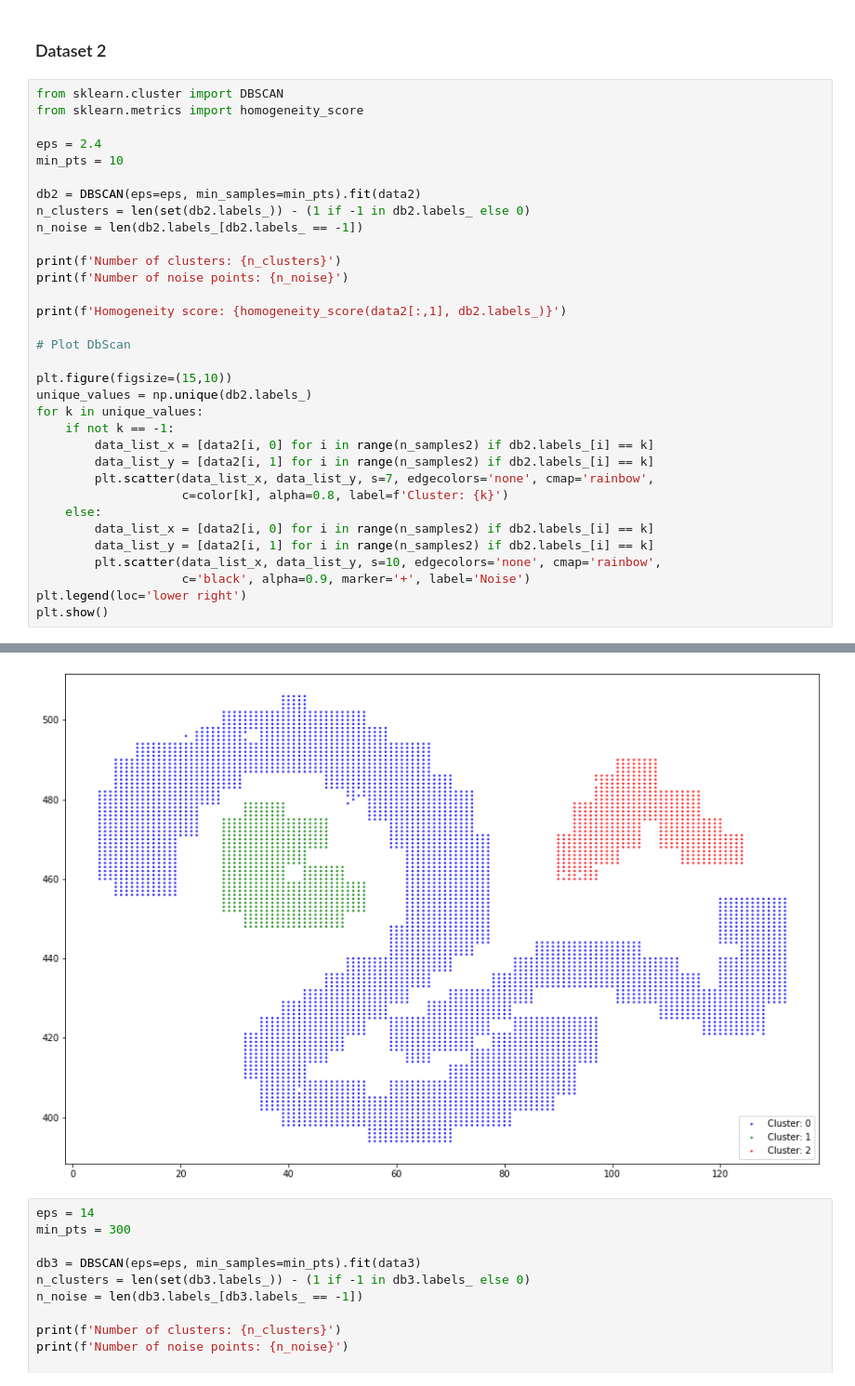
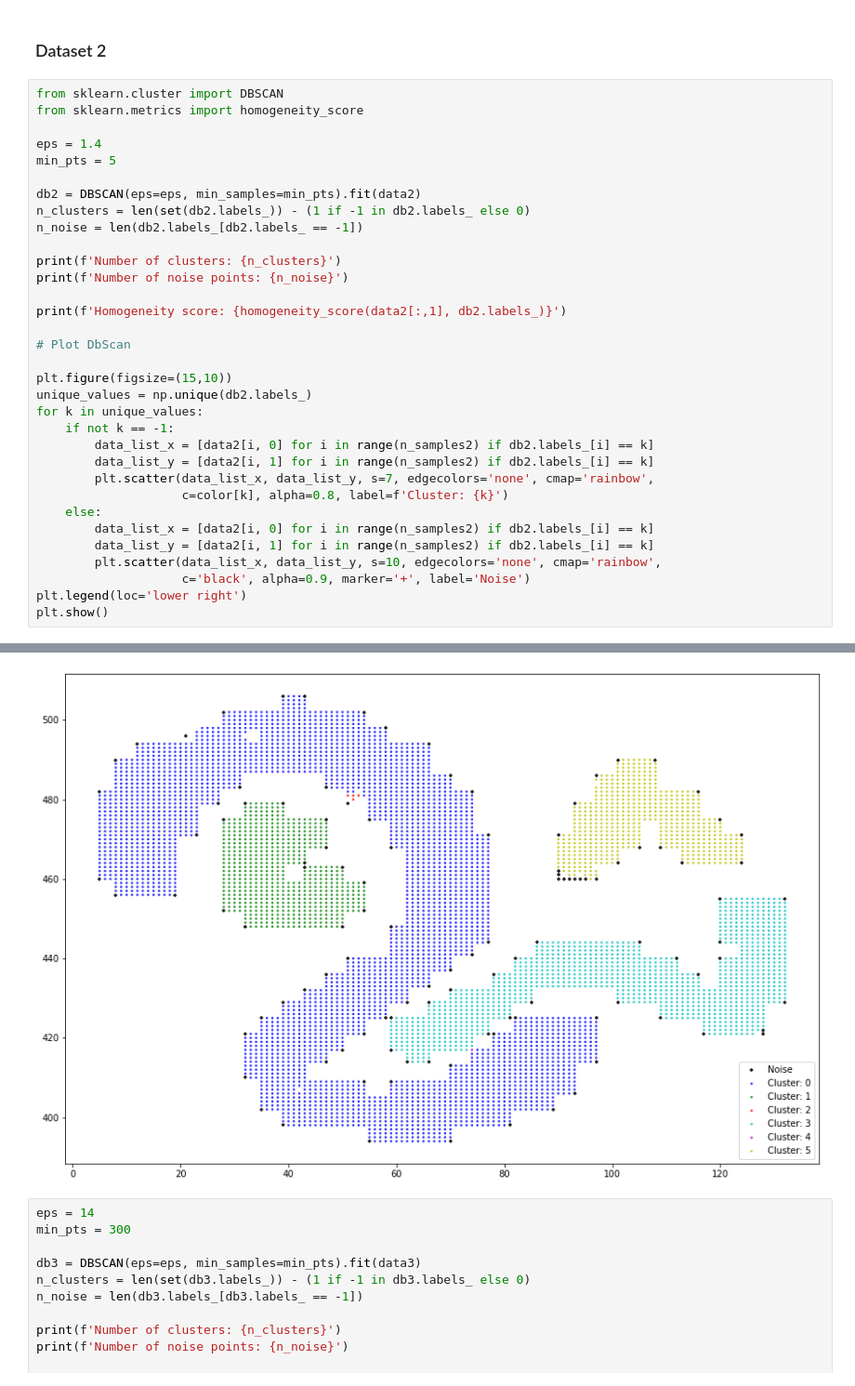
Before and after one commit to GFazorR/AAut-exercises, a Jupyter notebook: Lecture NoteBooks/3_Distance_Based_Models/clustering_copy_for_students_aa_21_22.ipynb, the cells around one changed output, grey strips where cells are left out. Shown at 93% size. Drawn from its saved outputs; the diff is of its cells as text.

```diff
--- a/Lecture NoteBooks/3_Distance_Based_Models/clustering_copy_for_students_aa_21_22.ipynb
+++ b/Lecture NoteBooks/3_Distance_Based_Models/clustering_copy_for_students_aa_21_22.ipynb
@@ -670,8 +670,8 @@ If the data is too big, **sample it random, using a factor of 0.1.**
 from sklearn.cluster import DBSCAN
 from sklearn.metrics import homogeneity_score
 
-eps = 2.4
-min_pts = 10
+eps = 1.4
+min_pts = 5
 
 db2 = DBSCAN(eps=eps, min_samples=min_pts).fit(data2)
 n_clusters = len(set(db2.labels_)) - (1 if -1 in db2.labels_ else 0)
@@ -706,4 +706,4 @@ Homogeneity score: 0.056346130462626445
-[figure, old version]
+[figure, new version]
 # %%
 eps = 14
 min_pts = 300
```
Also changed, not shown: parts of 1 cell of this notebook.
